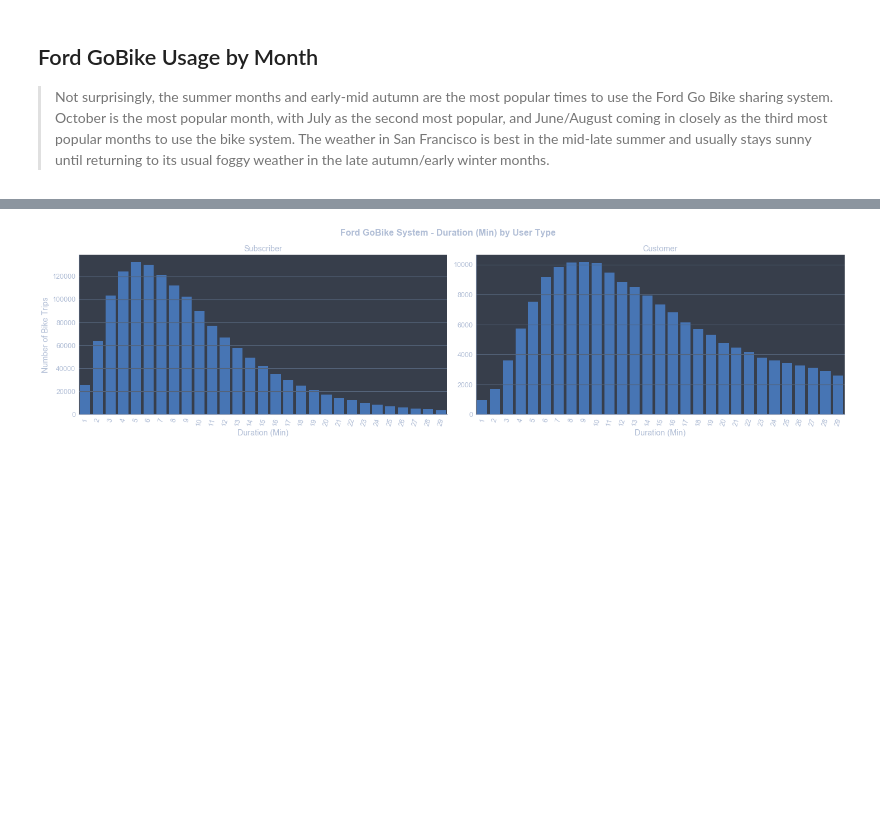
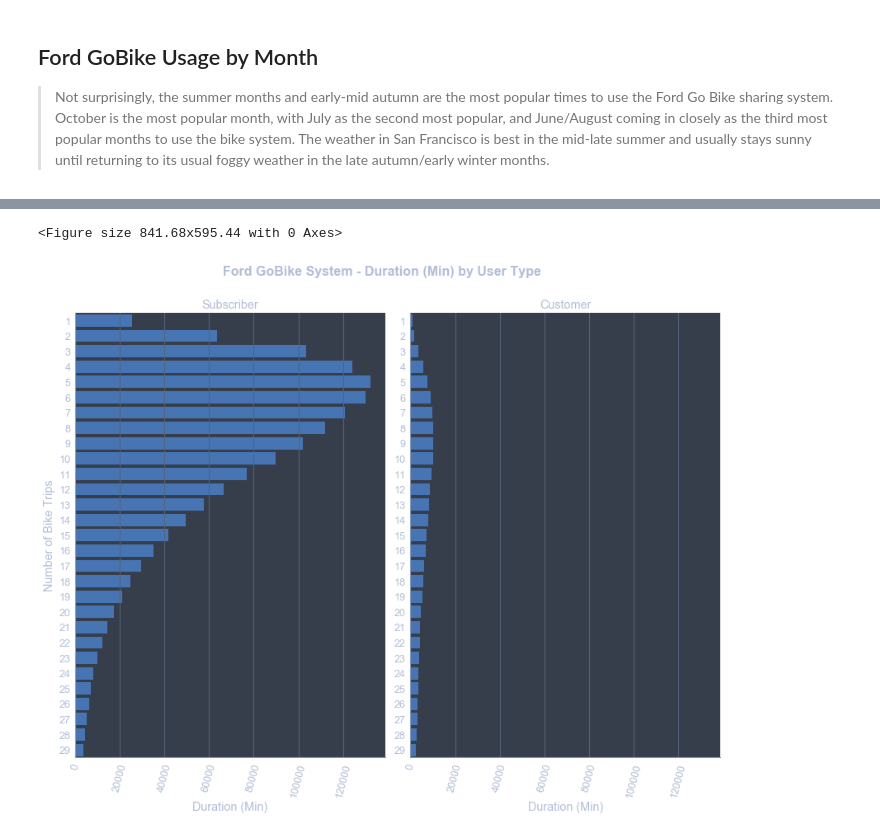
Before and after one commit to chelseymarie6/Communicate-Data-Findings, a Jupyter notebook: Communicate_Data_Slide_Deck.ipynb, the cells around one changed output, grey strips where cells are left out. Saved outputs shown, nothing was run; the diff lists cells and outputs as text; code cells hidden in the pictures; blank space fills up the shorter version.

```diff
--- a/Communicate_Data_Slide_Deck.ipynb
+++ b/Communicate_Data_Slide_Deck.ipynb
@@ -102,15 +106,17 @@ plt.grid()
 # %%
 # Customer Usage by Duration vs. Subscriber Usage by Duration
+plt.figure(figsize=[ 11.69, 8.27]);
 
 data = df_cleaned.query('duration_min < 30')
 
-graph = sb.catplot(data=data, x = 'duration_min', col='user_type', kind='count', sharey = False, color = no_color, height=5, aspect=2);
+graph = sb.catplot(data=data, y = 'duration_min', col='user_type', kind='count', sharey = False, color = no_color, height = 8.27,  aspect = (11.69/2)/8.27);
 
 graph.set_axis_labels('Duration (Min)', 'Number of Bike Trips')
 graph.set_titles('{col_name}')
 
 graph.fig.suptitle('Ford GoBike System - Duration (Min) by User Type', y=1.05, fontsize=16, fontweight='bold');
 graph.set_xticklabels(rotation=75);
 # %% [output]
+<Figure size 841.68x595.44 with 0 Axes>
-[figure, old version]
+[figure, new version]
 # %%
```
Also changed, not shown: parts of 12 cells of this notebook, 1 other file.
